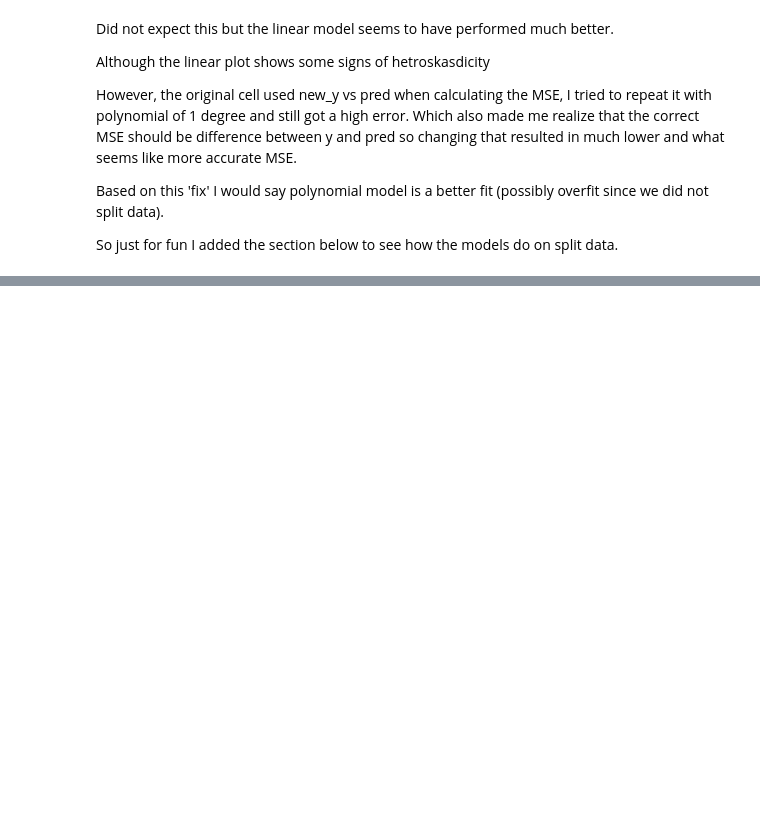
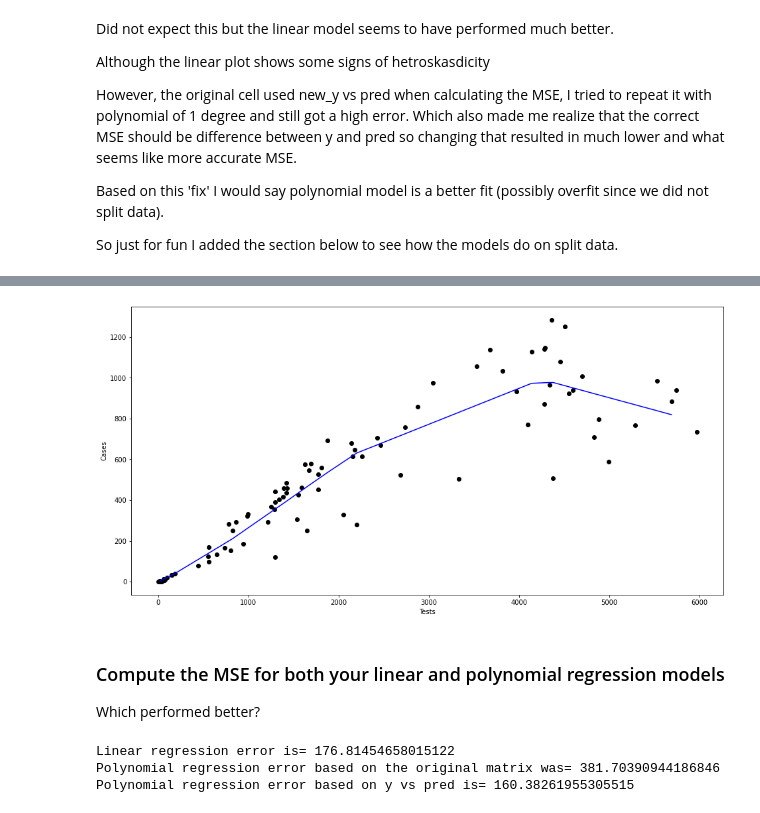
Before and after one commit to taimur1871/covid_spread, a Jupyter notebook: Rana_COVID_19_Predictions_for_Chicago.ipynb, the cells around one changed output, grey strips where cells are left out. Saved outputs shown, nothing was run; the diff lists cells and outputs as text; code cells hidden in the pictures; blank space fills up the shorter version.

```diff
--- a/Rana_COVID_19_Predictions_for_Chicago.ipynb
+++ b/Rana_COVID_19_Predictions_for_Chicago.ipynb
@@ -334,0 +392,44 @@ So just for fun I added the section below to see how the models do on split data
+# %%
+### START CODE HERE ###
+# Instantiate a 4th-degree polynomial features object
+poly = PolynomialFeatures(degree=4)
+# Use that object to generate a transformed X array with higher-degree feature columns
+X_poly = poly.fit_transform(X_train)
+X_poly_test = poly.fit_transform(X_test)
+# Instantiate a linear regression model
+lin2 = LinearRegression()
+# Train the model on the TRANSFORMED feature array and the target array
+lin2.fit(X_poly, y_train)
+# Use your newly trained model to compute predicted target values based on the feature values
+pred = lin2.predict(X_poly_test)
+### END CODE HERE ###
+# Visualize your (highly reduced) ground truth data and model
+new_X, new_y = zip(*sorted(zip(X_test, pred)))
+plt.figure(figsize=(16, 8))
+plt.scatter(
+    X,
+    y,
+    c='black'
+)
+plt.plot(
+    new_X, new_y,
+    c='blue'
+)
+plt.xlabel("Tests")
+plt.ylabel("Cases")
+plt.show()
+# %% [output]
+[figure, added]
+# %% [markdown]
+### Compute the MSE for both your linear and polynomial regression models
+
+Which performed better?
+# %%
+from sklearn.metrics import mean_squared_error
+print("Linear regression error is=", mean_squared_error(y_test, predictions, squared=False))
+print("Polynomial regression error based on the original matrix was=", mean_squared_error(new_y, pred, squared=False))
+print("Polynomial regression error based on y vs pred is=", mean_squared_error(y_test, pred, squared=False))
+# %% [output]
+Linear regression error is= 176.81454658015122
+Polynomial regression error based on the original matrix was= 381.70390944186846
+Polynomial regression error based on y vs pred is= 160.38261955305515
```
Also changed, not shown: parts of 7 cells of this notebook.
